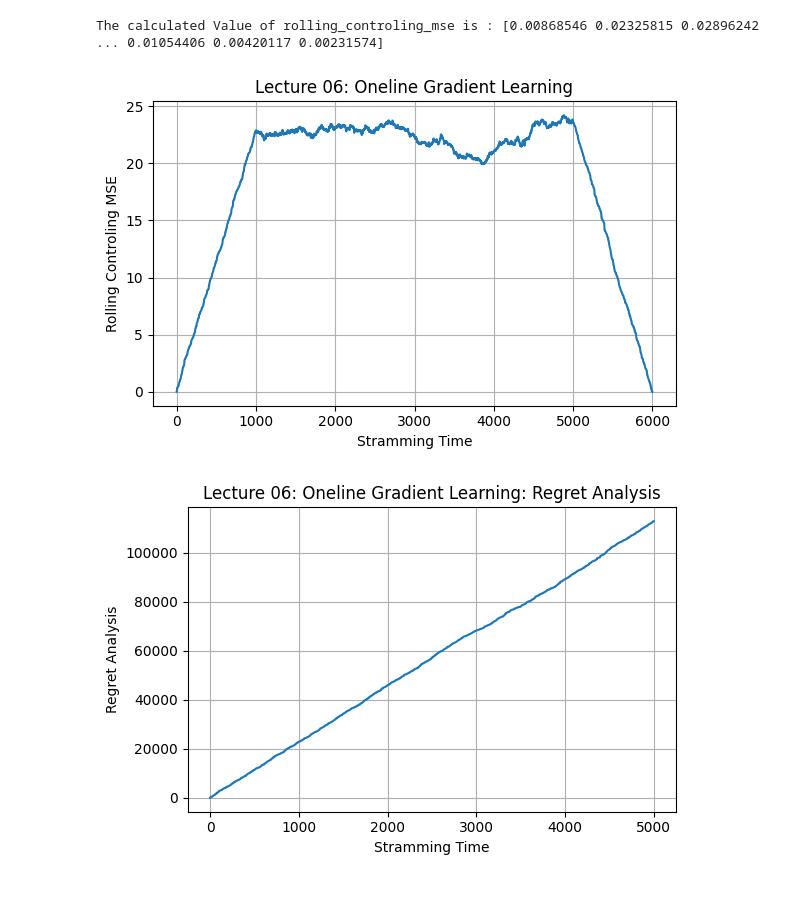
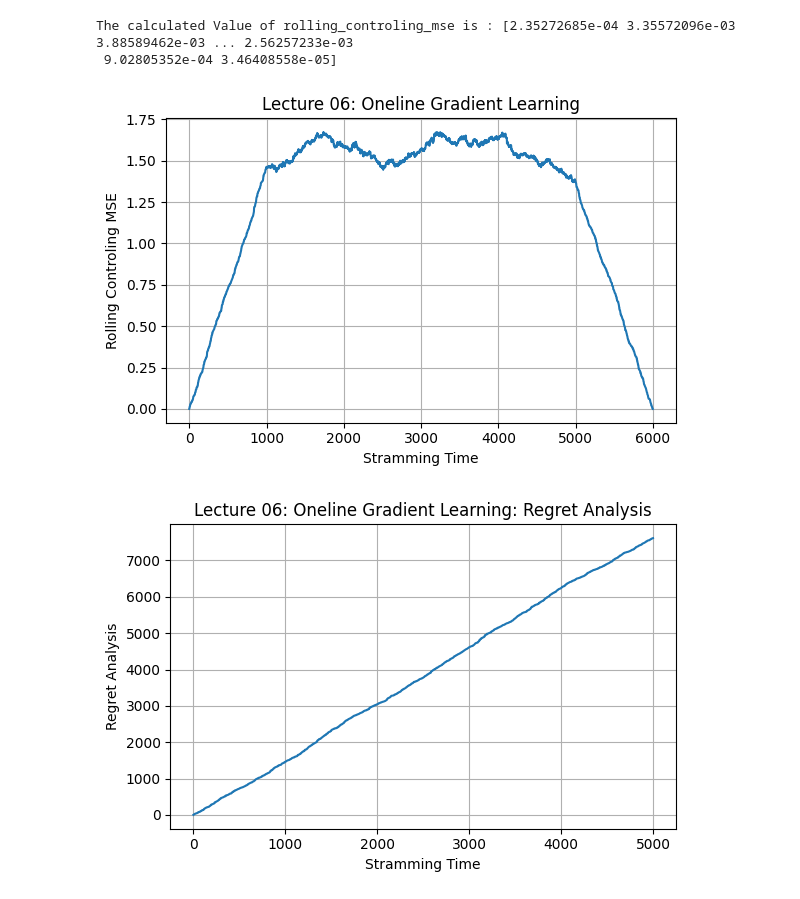
Before and after one commit to ahammadmejbah/Types-of-Learning-in-Artificial-Intelligence-with-Mathematics-and-Python, a Jupyter notebook: Online Learning Python Code/Lecture 06 Oneline Gradient Learning.ipynb, the cells around one changed output. Drawn from its saved outputs; the diff is of its cells as text; code cells hidden in the pictures.

Commit message:
Lecture 06: Oneline Gradient Learning

```diff
--- a/Online Learning Python Code/Lecture 06 Oneline Gradient Learning.ipynb
+++ b/Online Learning Python Code/Lecture 06 Oneline Gradient Learning.ipynb
@@ -6,10 +6,10 @@ from numpy.linalg import norm
 
 np.random.seed(42)
 
-feature_dimention = 50
+feature_dimention = 5
 streaming_steps = 5000
 sigma = 0.05
-learning_rate_eta = 0.00005
+learning_rate_eta = 0.00001
 
 # Synthetic Data
 w_true = np.random.randn(feature_dimention)
@@ -43,9 +43,9 @@ for time in range(streaming_steps):
     weights_erros.append(norm(w-w_true))
 
 
-    learning_rate_eta =  learning_rate_eta / np.sqrt(time+1)
+    learning_rate_etau =  learning_rate_eta / np.sqrt(time+1)
     gradiant = - (error_time) * x_t
-    w = w  - learning_rate_eta * gradiant
+    w = w  - learning_rate_etau * gradiant
 
 
 window  = 1000
@@ -60,33 +60,34 @@ print(f"The calculated Value of rolling_controling_mse is : {rolling_controling_
 
 len(rolling_controling_mse)
 
 plt.figure(figsize = (6, 4))
 plt.plot(rolling_controling_mse)
 plt.title("Lecture 06: Oneline Gradient Learning")
 plt.xlabel("Stramming Time")
 plt.ylabel("Rolling Controling MSE")
 plt.tight_layout()
 plt.grid()
 plt.show()
 
 plt.figure(figsize = (6, 4))
 plt.plot(regrets)
 plt.title("Lecture 06: Oneline Gradient Learning: Regret Analysis")
 plt.xlabel("Stramming Time")
 plt.ylabel("Regret Analysis")
 plt.tight_layout()
 plt.grid()
 plt.show()
 
 plt.figure(figsize = (6, 4))
 plt.plot(weights_erros)
 plt.title("Lecture 06: Oneline Gradient Learning: Reidge Regression | L2 Reguylarization")
 plt.xlabel("Stramming Time")
 plt.ylabel("Redige -L2 ")
 plt.tight_layout()
 plt.grid()
 plt.show()
 # %% [output]
-The calculated Value of rolling_controling_mse is : [0.00868546 0.02325815 0.02896242 ... 0.01054406 0.00420117 0.00231574]
+The calculated Value of rolling_controling_mse is : [2.35272685e-04 3.35572096e-03 3.88589462e-03 ... 2.56257233e-03
+ 9.02805352e-04 3.46408558e-05]
-[figure, old version]
+[figure, new version]
-[figure, old version]
+[figure, new version]
```
Also changed, not shown: parts of 1 cell of this notebook.
